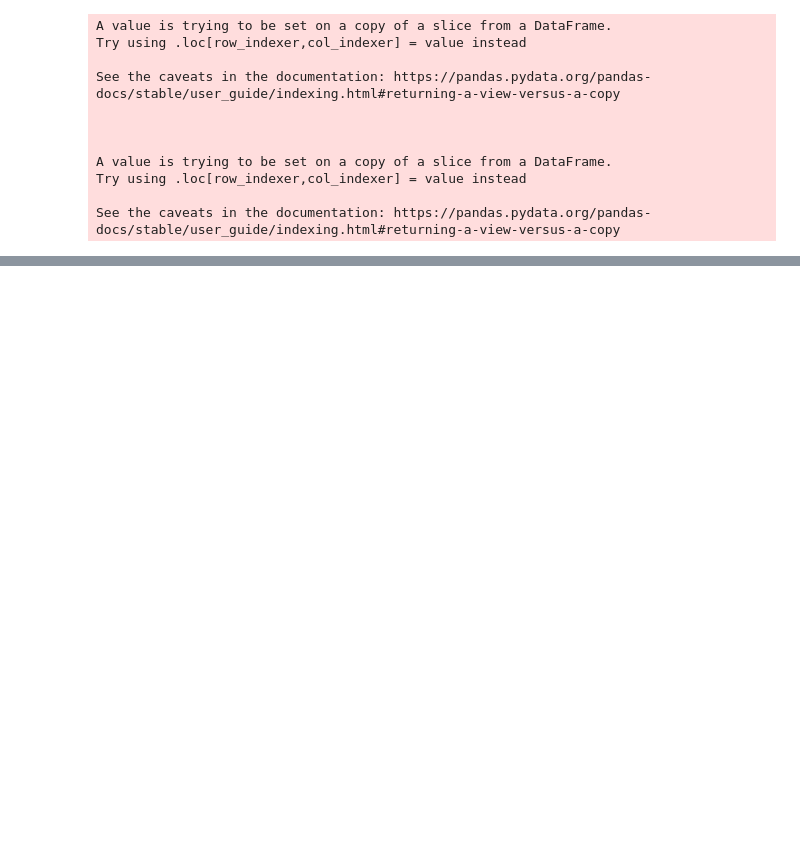
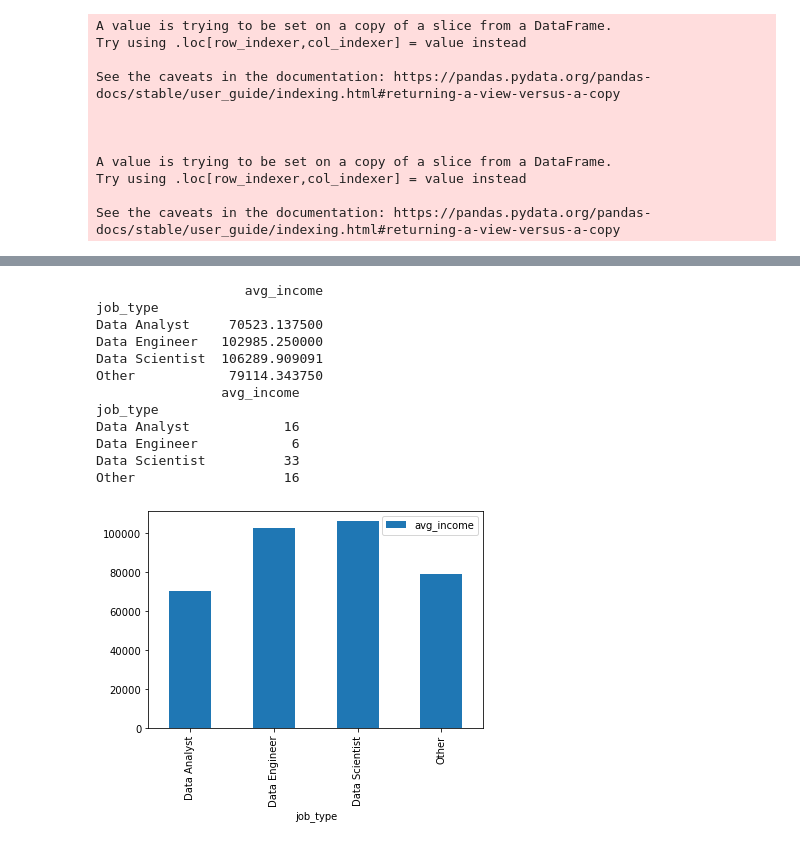
Before and after one commit to ChitraChaudhari/Jobsite-Listings-Capstone, a Jupyter notebook: IndeedEDA.ipynb, the cells around one changed output, grey strips where cells are left out. Saved outputs shown, nothing was run; the diff lists cells and outputs as text; code cells hidden in the pictures; blank space fills up the shorter version.

```diff
--- a/IndeedEDA.ipynb
+++ b/IndeedEDA.ipynb
@@ -136,0 +161,19 @@ income_data[['job_type','avg_income']].groupby('job_type').mean()
+# %%
+fall21_income_chart = old_income_data[['job_type','avg_income']].groupby('job_type').mean()
+print(old_income_data[['job_type','avg_income']].groupby('job_type').mean())
+print(old_income_data[['job_type','avg_income']].groupby('job_type').count())
+fall21_income_chart  = fall21_income_chart.plot.bar()
+# %% [output]
+                   avg_income
+job_type
+Data Analyst     70523.137500
+Data Engineer   102985.250000
+Data Scientist  106289.909091
+Other            79114.343750
+                avg_income
+job_type
+Data Analyst            16
+Data Engineer            6
+Data Scientist          33
+Other                   16
+[figure, added]
```
Also changed, not shown: parts of 17 cells of this notebook, 2 other files.
